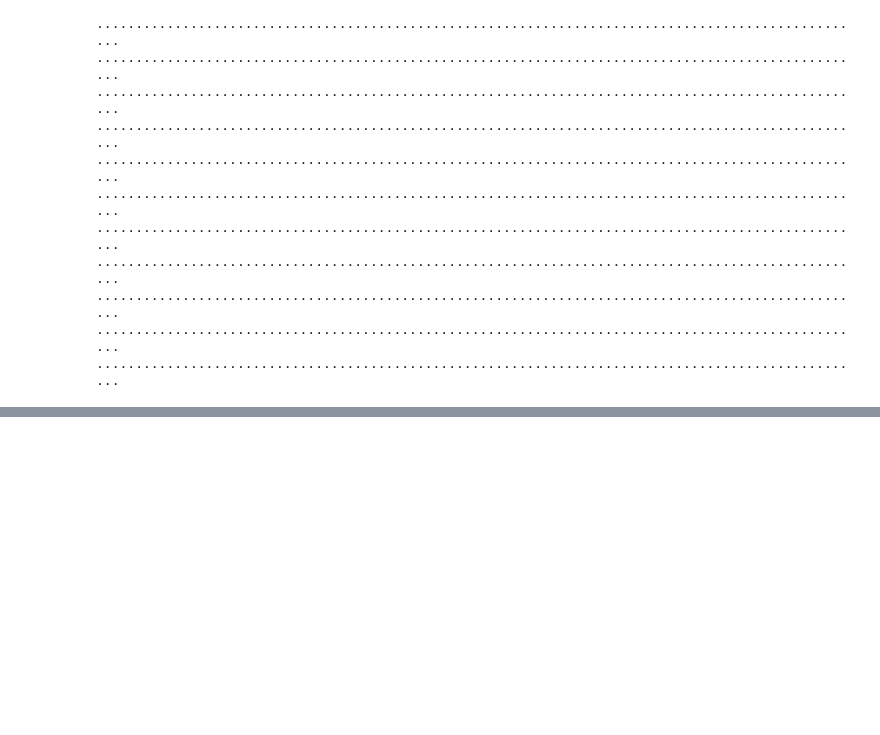
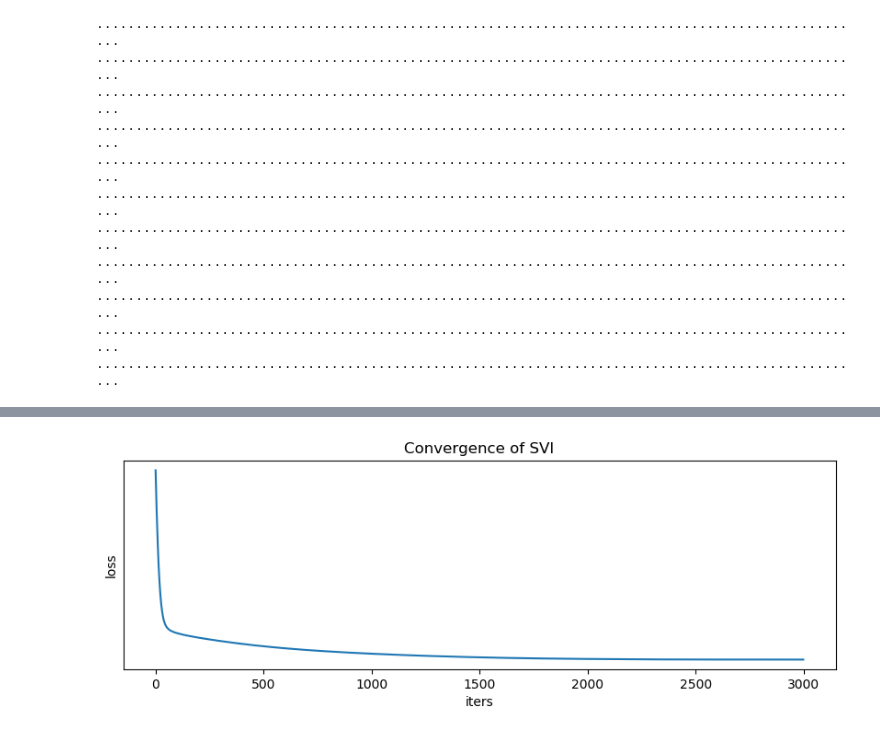
Before and after one commit to deoxyribose/compositions_mixtures_factors, a Jupyter notebook: Independent Gaussian.ipynb, the cells around one changed output, grey strips where cells are left out. Drawn from its saved outputs; the diff is of its cells as text; code cells hidden in the pictures; blank space fills up the shorter version.

```diff
--- a/Independent Gaussian.ipynb
+++ b/Independent Gaussian.ipynb
@@ -160,0 +155,8 @@ pyplot.title('Gradient norms during SVI');
+# %%
+optim = pyro.optim.Adam({'lr': 0.005, 'betas': [0.9, 0.999]})
+svi = SVI(independentGaussian, global_guide, optim, loss=elbo)
+# %%
+for i in range(1000):
+    loss = svi.step(data)
+    losses.append(loss)
+    print('.' if i % 100 else '\n', end='')
@@ -160,0 +174,9 @@ pyplot.title('Gradient norms during SVI');
+# %%
+pyplot.figure(figsize=(10,3), dpi=100).set_facecolor('white')
+pyplot.plot(losses)
+pyplot.xlabel('iters')
+pyplot.ylabel('loss')
+pyplot.yscale('log')
+pyplot.title('Convergence of SVI');
+# %% [output]
+[figure, added]
```
Also changed, not shown: parts of 17 cells of this notebook.
